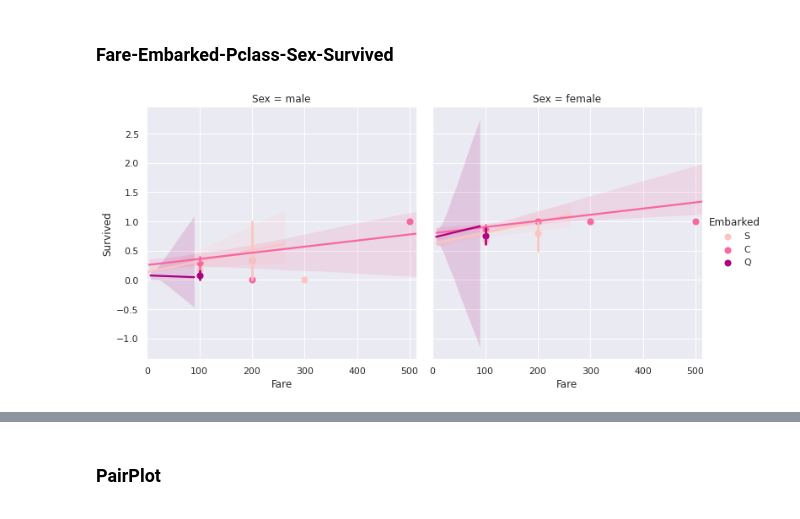
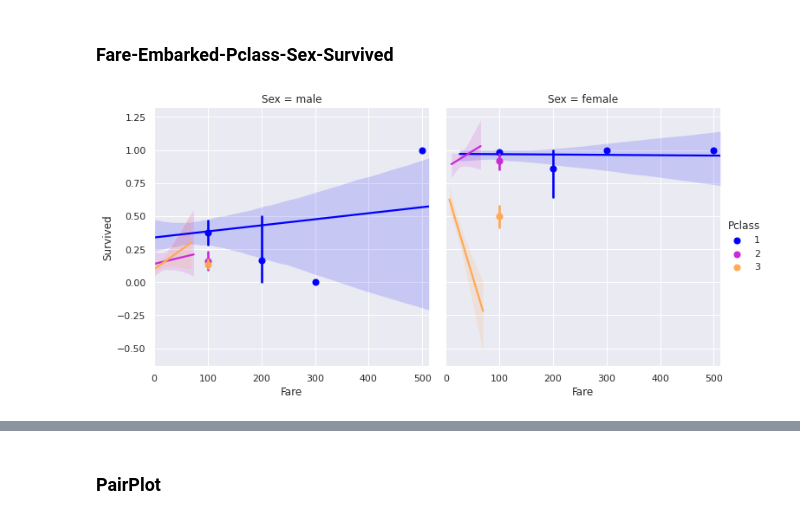
Before and after one commit to SatyaRay003/Titanic-Survival-Prediction, a Jupyter notebook: Titanic_EDA.ipynb, the cells around one changed output, grey strips where cells are left out. Drawn from its saved outputs; the diff is of its cells as text; code cells hidden in the pictures.

```diff
--- a/Titanic_EDA.ipynb
+++ b/Titanic_EDA.ipynb
@@ -778,7 +829,10 @@ sns.catplot(x="Age", y="Embarked",
 # %% [markdown]
 ### Fare-Embarked-Pclass-Sex-Survived
 # %%
-generations=[100,200,300,400,500]
-sns.lmplot("Fare", 'Survived', hue="Embarked", col="Sex", data=train_df, x_bins=generations, palette='RdPu');
+generations = [100, 200, 300, 400, 500]
+sns.lmplot("Fare", "Survived",
+            hue="Pclass", col="Sex",
+            data=train_df,
+            palette='gnuplot2', x_bins=generations);
 # %% [output]
-[figure, old version]
+[figure, new version]
```
Also changed, not shown: parts of 25 cells of this notebook.
